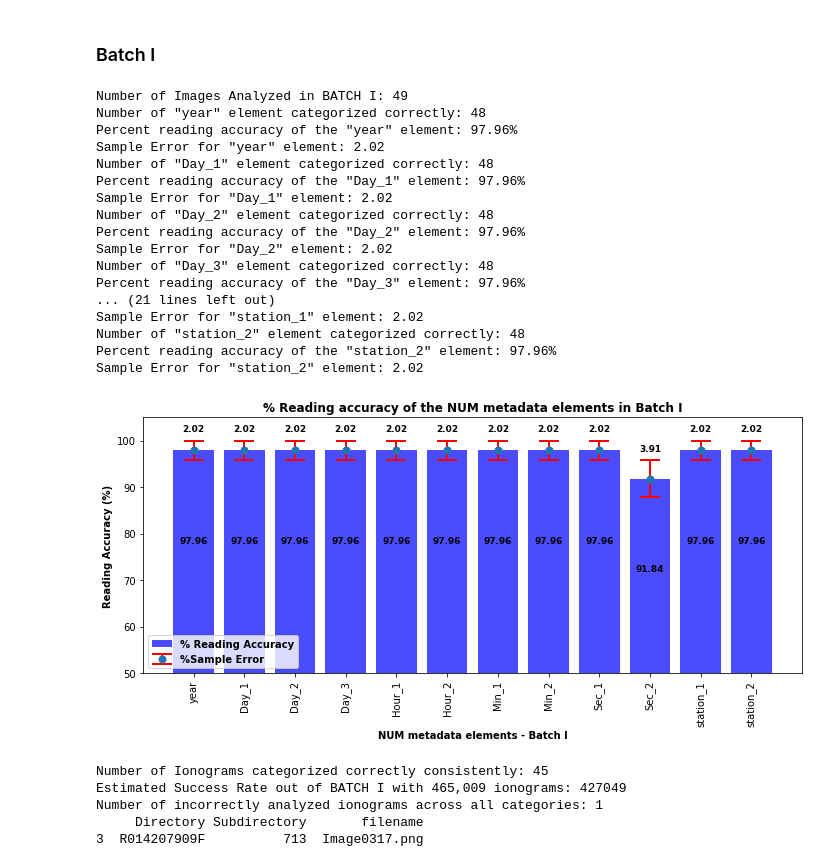
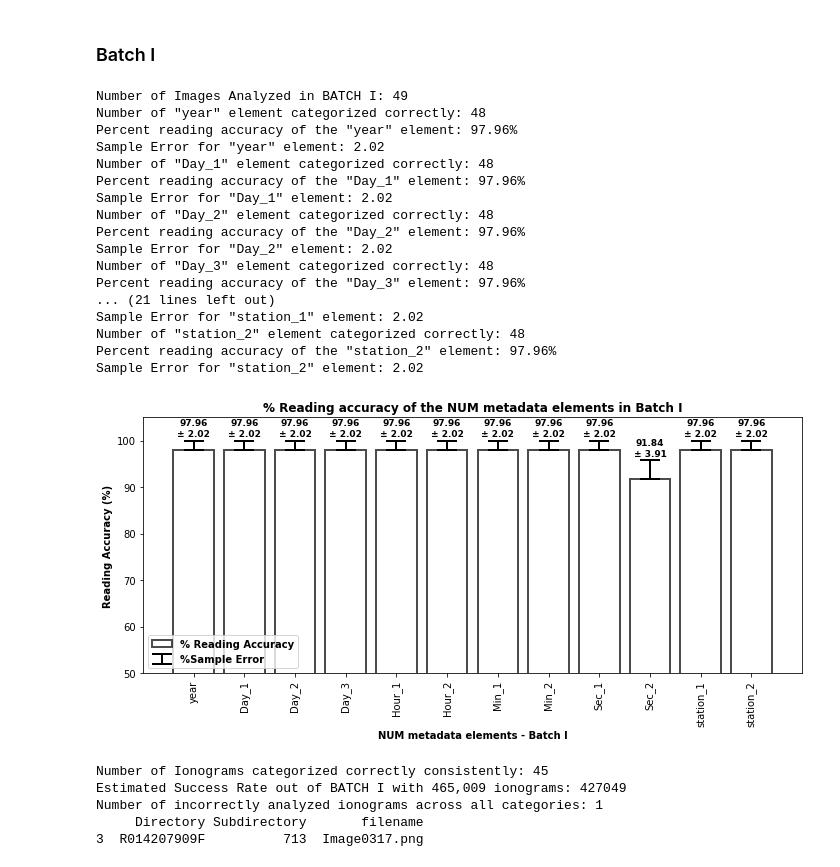
Before and after one commit to asc-csa/Alouette_ISIS_extract, a Jupyter notebook: code/C_Overall Metadata Reading Accuracy for Alouette-1.ipynb, the cells around one changed output. Saved outputs shown, nothing was run; the diff lists cells and outputs as text; code cells hidden in the pictures.

```diff
--- a/code/C_Overall Metadata Reading Accuracy for Alouette-1.ipynb
+++ b/code/C_Overall Metadata Reading Accuracy for Alouette-1.ipynb
@@ -48,8 +48,8 @@ categorical_columns = ['year','Day_1','Day_2','Day_3','Hour_1','Hour_2','Min_1',
 accuracy_data_I = []
 for column in categorical_columns:
     col_sum = df_I[column].sum()
-    accuracy_percent = (col_sum/total_I)*100
-    p = accuracy_percent/100
+    p = col_sum/total_I
+    accuracy_percent = p*100
     sample_error = np.sqrt(p*(1-p)/total_I)*100
 
     print(f'Number of "{column}" element categorized correctly:' , col_sum)
@@ -60,8 +60,11 @@ for column in categorical_columns:
 
 fig = plt.figure(figsize = (10, 5))
 categories, accuracies,sample_error  = zip(*accuracy_data_I)
-bar = plt.bar (categories, accuracies, color = 'blue', alpha = 0.7)
-error_bar = plt.errorbar(categories, accuracies, yerr = sample_error,fmt= 'o', capsize = 10, ecolor = 'red', elinewidth = 2, markeredgewidth = 2)
+bar = plt.bar (categories, accuracies, color = 'white', edgecolor = 'black', alpha = 0.7, linewidth = 2)
+lower_error = np.zeros_like(sample_error)
+error_bar = plt.errorbar(categories, accuracies, yerr = (lower_error, sample_error),
+                         linestyle = '', capsize = 10, ecolor = 'black', elinewidth = 2,
+                         markeredgewidth = 2)
 plt.ylim(50, 105)
 
 plt.title ("% Reading accuracy of the NUM metadata elements in Batch I", fontweight = 'bold')
@@ -72,36 +75,37 @@ plt.yticks (np.arange(50, 105, step = 10))
 #creating a legend
 legend_handles = [bar[0], error_bar]
 legend_labels = ['% Reading Accuracy', '%Sample Error']
 plt.legend(legend_handles, legend_labels, loc = 'lower left', prop = {'weight':'bold'})
 
 #adding numbers on top of the error bars and bars
 for i, (bar_height, err_height) in enumerate (zip(accuracies, sample_error)):
     text_height = max(bar_height, bar_height+err_height)
     if text_height >100:
         text_height = 100
-    plt.text(i, bar_height + -20 , f'{bar_height:.2f}', ha = 'center', color = 'black', fontsize = 9, weight = 'bold')
-    plt.text(i, bar_height + err_height+2, f'{err_height:.2f}',  ha = 'center', color = 'black', fontsize = 9, weight = 'bold')
+    plus_minus = '\u00B1' # used for +- symbol
+    err_text = f'{plus_minus} {err_height:.2f}'
+    plt.text(i, bar_height + err_height+ 1,f'{bar_height:.2f}\n{err_text}',  ha = 'center', color = 'black', fontsize = 9, weight = 'bold')
 plt.tight_layout()
 plt.show()
 # %% [output]
 Number of Images Analyzed in BATCH I: 49
 Number of "year" element categorized correctly: 48
 Percent reading accuracy of the "year" element: 97.96%
 Sample Error for "year" element: 2.02
 Number of "Day_1" element categorized correctly: 48
 Percent reading accuracy of the "Day_1" element: 97.96%
 Sample Error for "Day_1" element: 2.02
 Number of "Day_2" element categorized correctly: 48
 Percent reading accuracy of the "Day_2" element: 97.96%
 Sample Error for "Day_2" element: 2.02
 Number of "Day_3" element categorized correctly: 48
 Percent reading accuracy of the "Day_3" element: 97.96%
 ... (21 lines left out)
 Sample Error for "station_1" element: 2.02
 Number of "station_2" element categorized correctly: 48
 Percent reading accuracy of the "station_2" element: 97.96%
 Sample Error for "station_2" element: 2.02
-[figure, old version]
+[figure, new version]
 # %%
 # BATCH I - Summary
 df_I = df_I.loc[df_I['Issue'] != 'None']
```
Also changed, not shown: parts of 9 cells of this notebook.
